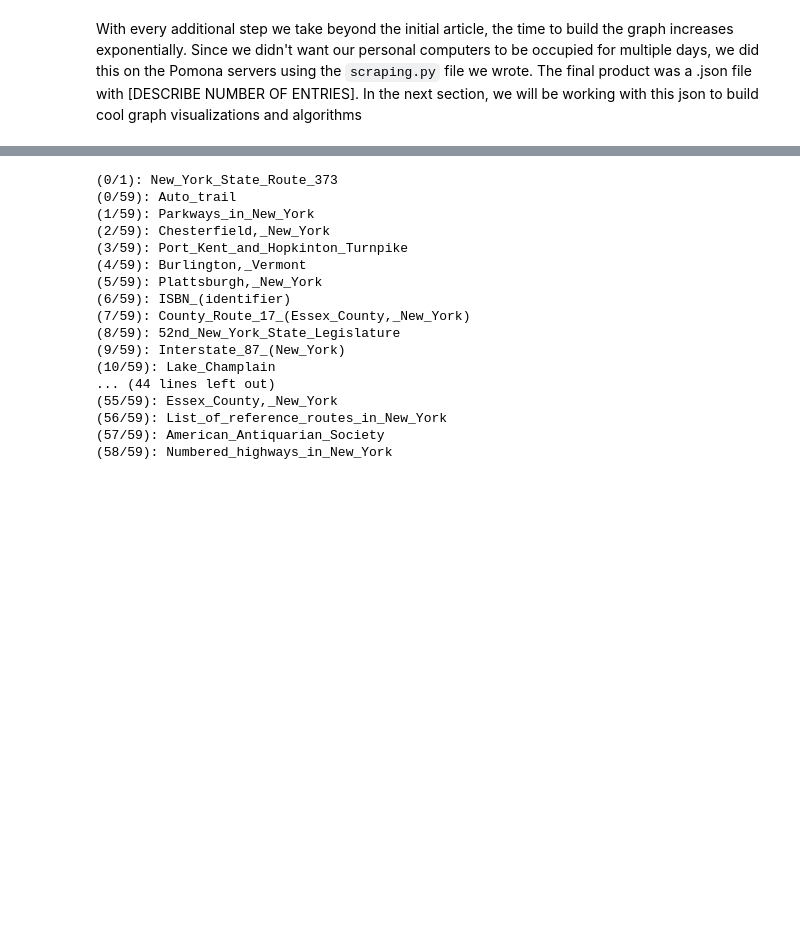
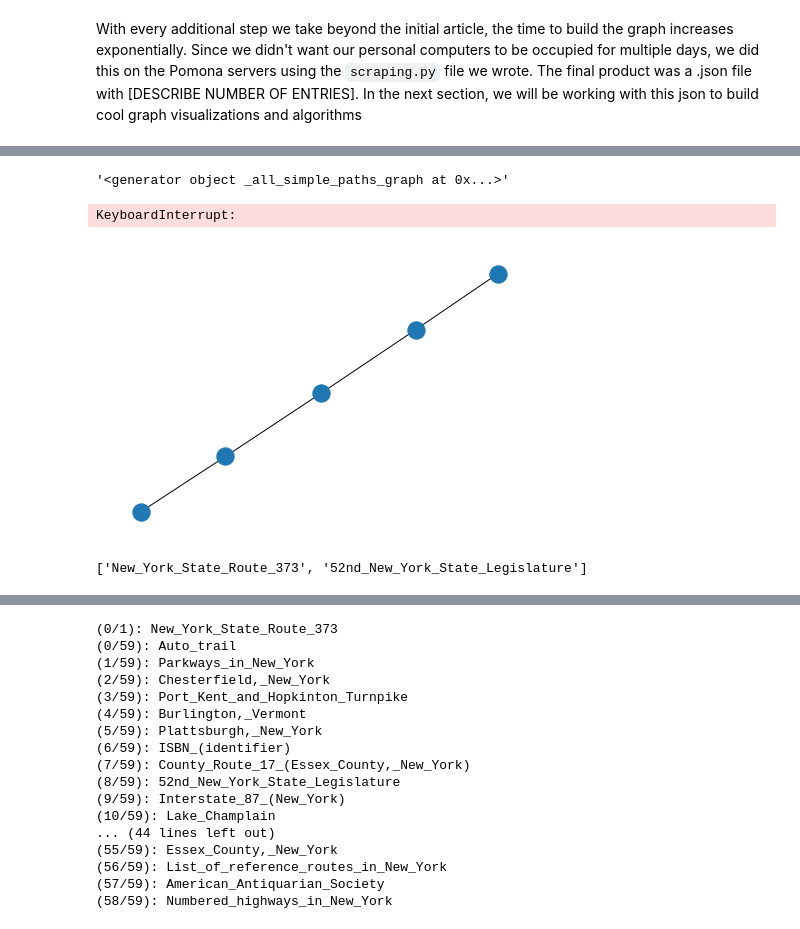
Before and after one commit to jackdavidweber/WikiGame, a Jupyter notebook: project/proposal.ipynb, the cells around one changed output, grey strips where cells are left out. Drawn from its saved outputs; the diff is of its cells as text; code cells hidden in the pictures; blank space fills up the shorter version.

```diff
--- a/project/proposal.ipynb
+++ b/project/proposal.ipynb
@@ -108,0 +204,8 @@ With every additional step we take beyond the initial article, the time to build
+# %%
+str(g_o)
+# %% [output]
+'<generator object _all_simple_paths_graph at 0x...>'
+# %%
+print([p for p in g_o])
+# %% [output]
+KeyboardInterrupt:
@@ -108,0 +214,8 @@ With every additional step we take beyond the initial article, the time to build
+# %%
+nx.draw(G)
+# %% [output]
+[figure, added]
+# %%
+print(nx.shortest_path(g, source="New_York_State_Route_373", target="52nd_New_York_State_Legislature"))
+# %% [output]
+['New_York_State_Route_373', '52nd_New_York_State_Legislature']
```
Also changed, not shown: parts of 26 cells of this notebook.
